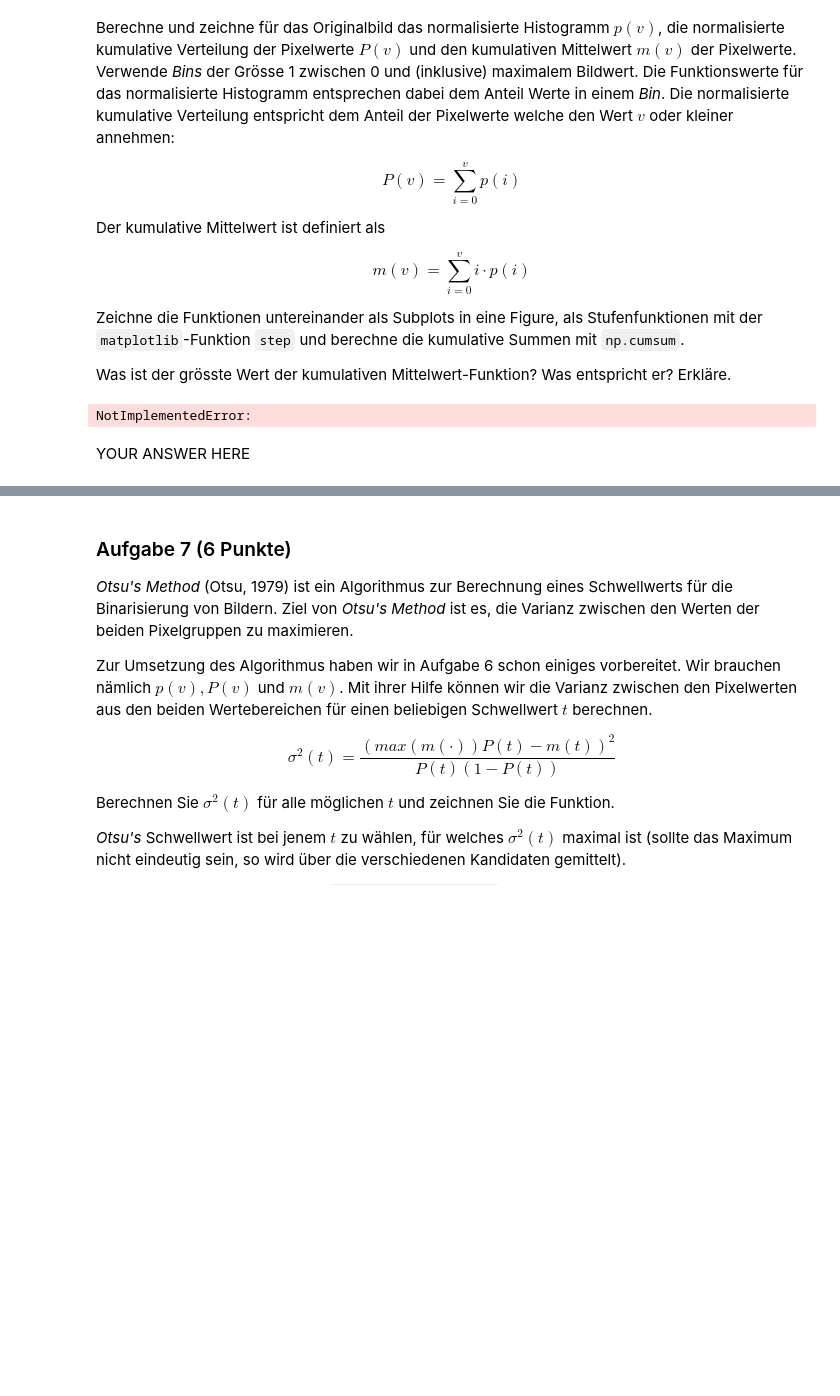
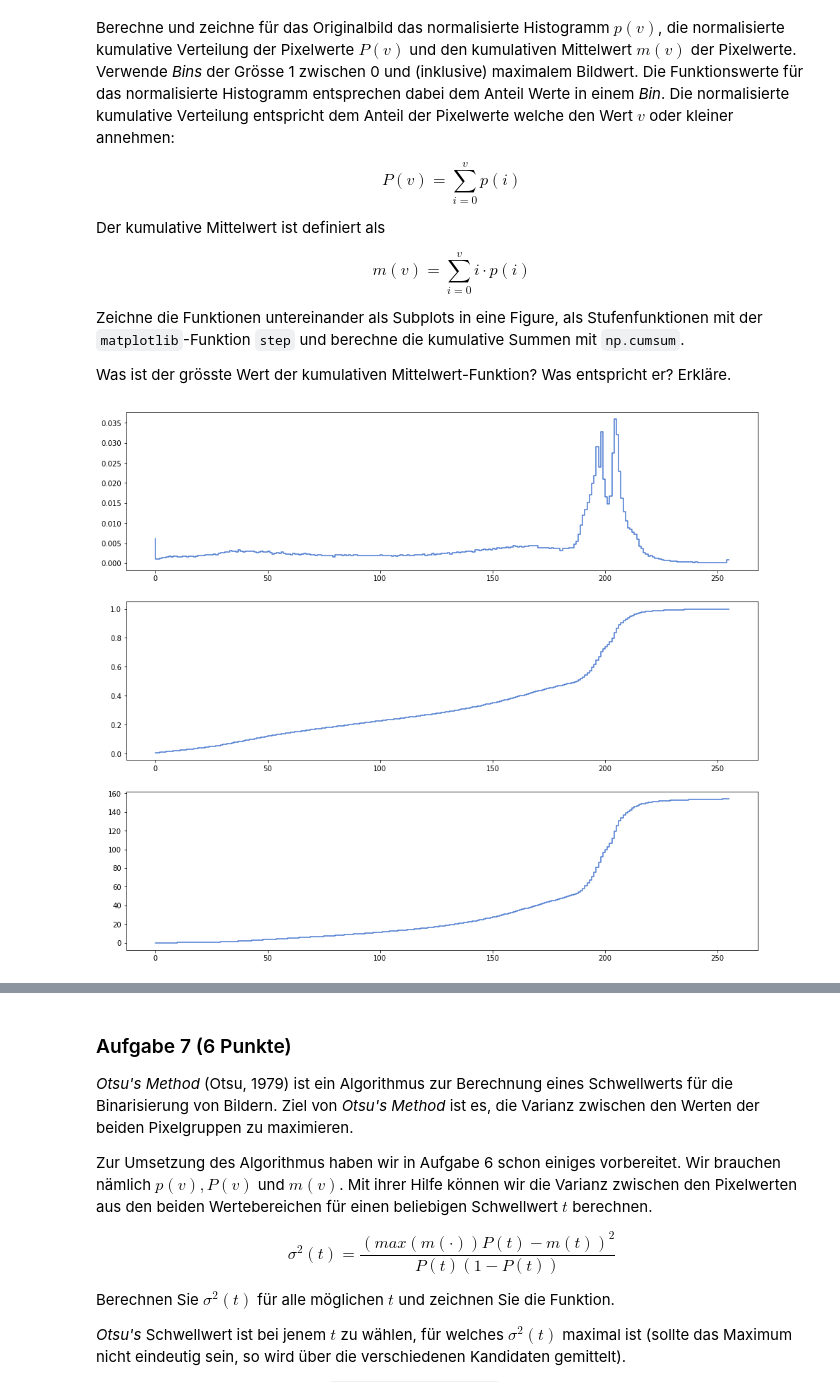
Before and after one commit to marcschny/dsp_assignments, a Jupyter notebook: assignments/assignment08_graded/assignment08_graded.ipynb, the cells around one changed output, grey strips where cells are left out. Drawn from its saved outputs; the diff is of its cells as text; code cells hidden in the pictures; blank space fills up the shorter version.

```diff
--- a/assignments/assignment08_graded/assignment08_graded.ipynb
+++ b/assignments/assignment08_graded/assignment08_graded.ipynb
@@ -170,10 +170,37 @@ m(v) = \sum_{i=0}^{v} i\cdot p(i)
 Zeichne die Funktionen untereinander als Subplots in eine Figure, als Stufenfunktionen mit der `matplotlib`-Funktion `step` und berechne die kumulative Summen mit `np.cumsum`.
 
 Was ist der grösste Wert der kumulativen Mittelwert-Funktion? Was entspricht er? Erkläre.
-# %%
-# YOUR CODE HERE
-raise NotImplementedError()
-# %% [output]
-NotImplementedError:
-# %% [markdown]
-YOUR ANSWER HERE
+# %%
+#normalize data
+def normalize(a):
+    norm = np.linalg.norm(a)
+    return a/norm
+
+#0..256
+to256 = np.arange(256)
+
+#normalized numpy-histogram - p(v)
+def norm_hist(a, bins):
+    hist = np.histogram(a, bins, density=True, range=(0,bins))[0] #density true, to normalize data
+    return hist
+
+#P(v)
+def cum_dist_hist(a, bins):
+    return np.cumsum(norm_hist(a, bins))
+
+#m(v)
+def cum_avg_hist(a, bins):
+    return np.cumsum(norm_hist(a, bins) * to256)
+
+
+#display subplots as steps
+fig, ax = plt.subplots(nrows=3, ncols=1, figsize=(16,14))
+_ = ax[0].step(to256, norm_hist(flatten_data, 256))
+_ = ax[1].step(to256, cum_dist_hist(flatten_data, 256))
+_ = ax[2].step(to256, cum_avg_hist(flatten_data, 256))
+
+#highest cumulative average and its position
+highest_cum_avg_pos = np.argmax(cum_avg_hist(flatten_data, 256)) #255
+highest_cum_avg = cum_avg_hist(flatten_data, 256)[highest_cum_avg_pos] #154.11984574468084
+# %% [output]
+[figure, added]
```
Also changed, not shown: parts of 2 cells of this notebook.
